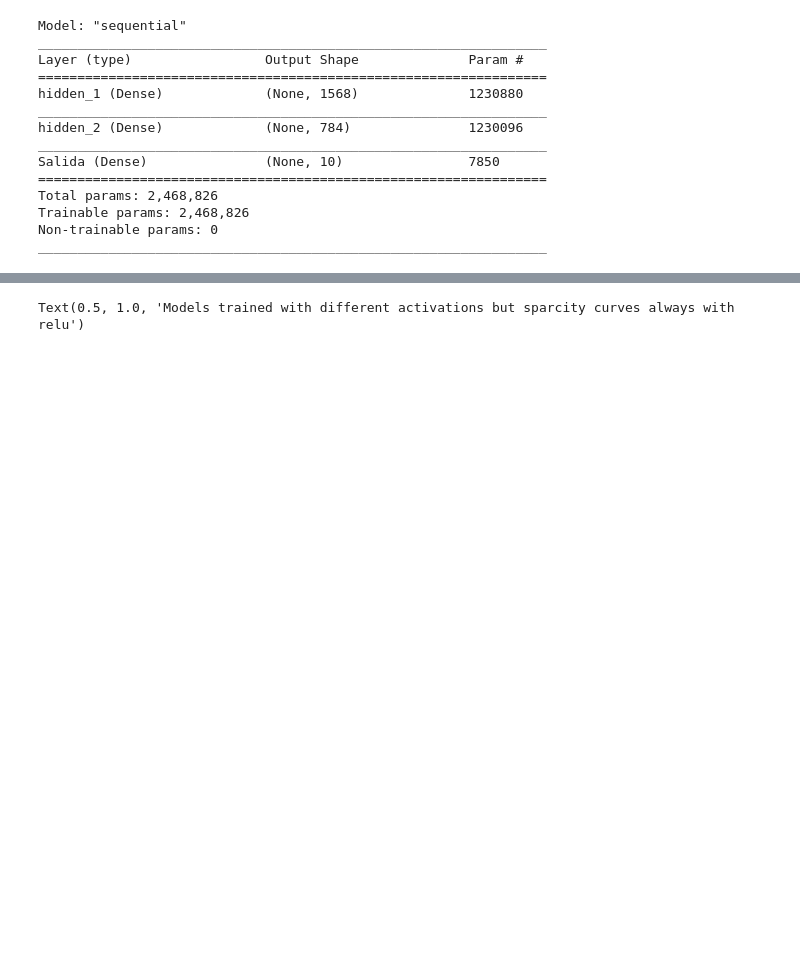
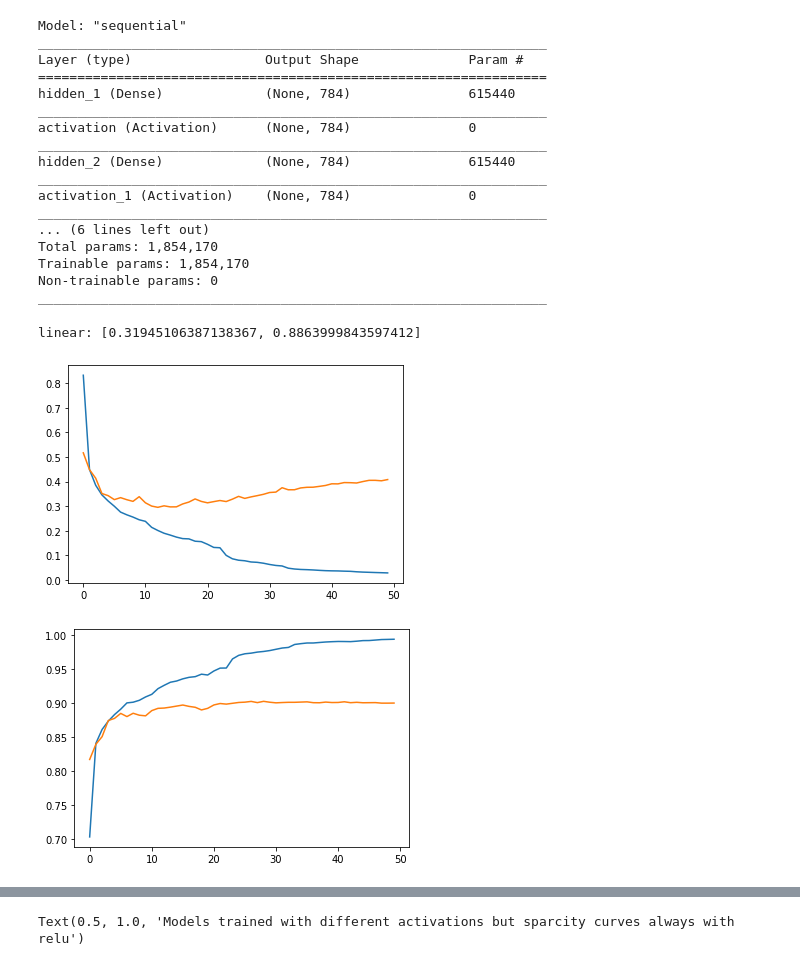
Before and after one commit to jganzabal/lottery-ticket-hypotesis-keras, a Jupyter notebook: 02_Untrained_weights_Accuracy.ipynb, the cells around one changed output, grey strips where cells are left out. Drawn from its saved outputs; the diff is of its cells as text; code cells hidden in the pictures; blank space fills up the shorter version.

```diff
--- a/02_Untrained_weights_Accuracy.ipynb
+++ b/02_Untrained_weights_Accuracy.ipynb
@@ -39,17 +66,24 @@ def get_model(compile_model_flag=True, lr=0.001, activation='relu', reduce = red
     output_size = 10
 #     initializer = initializers.RandomNormal(mean=0, stddev=0.1)
     initializer = initializers.glorot_normal()
+#     initializer = initializers.VarianceScaling(4.0, mode='fan_avg')
     # Creo el modelo
 
     model = Sequential()
-    model.add(Dense(784*2//reduce, activation=activation, bias_constraint=max_norm(0),
+    model.add(Dense(784//reduce,
                     name='hidden_1',
                     kernel_initializer=initializer,
                     input_dim=input_dim))
-    model.add(Dense(784//reduce, activation=activation, bias_constraint=max_norm(0),
+    model.add(Activation(activation))
+    model.add(Dense(784//reduce,
                     name='hidden_2',
                     kernel_initializer=initializer))
-    model.add(Dense(output_size, activation='softmax', bias_constraint=max_norm(0),
+    model.add(Activation(activation))
+    model.add(Dense(784//reduce,
+                    name='hidden_3',
+                    kernel_initializer=initializer))
+    model.add(Activation(activation))
+    model.add(Dense(output_size, activation='softmax',
                     name='Salida', input_dim=input_dim,
                     kernel_initializer=initializer))
     if compile_model_flag:
@@ -63,14 +97,17 @@ Model: "sequential"
 _________________________________________________________________
 Layer (type)                 Output Shape              Param #
 =================================================================
-hidden_1 (Dense)             (None, 1568)              1230880
+hidden_1 (Dense)             (None, 784)               615440
 _________________________________________________________________
-hidden_2 (Dense)             (None, 784)               1230096
+activation (Activation)      (None, 784)               0
 _________________________________________________________________
-Salida (Dense)               (None, 10)                7850
-=================================================================
-Total params: 2,468,826
-Trainable params: 2,468,826
+hidden_2 (Dense)             (None, 784)               615440
+_________________________________________________________________
+activation_1 (Activation)    (None, 784)               0
+_________________________________________________________________
+... (6 lines left out)
+Total params: 1,854,170
+Trainable params: 1,854,170
 Non-trainable params: 0
 _________________________________________________________________
 # %%
@@ -81,12 +118,16 @@ def get_callbacks(filename):
     ]
 # %%
-def train_model(activation='relu'):
+def train_model(activation='relu', epochs = 50):
     model = get_model(activation=activation)
-    epochs = 20
-    batch_size = 256
+
+    batch_size = 2048
     # Save initial weights
-    initial_filename = f'mlp.mnist.initial_weights_{activation}_no_bias.hdf5'
-    best_filename = f'mlp.mnist.trained_weights_{activation}_no_bias.hdf5'
+    if type(activation) == str:
+        initial_filename = f'mlp.mnist.initial_weights_{activation}.hdf5'
+        best_filename = f'mlp.mnist.trained_weights_{activation}.hdf5'
+    else:
+        initial_filename = f'mlp.mnist.initial_weights_{activation.__name__}.hdf5'
+        best_filename = f'mlp.mnist.trained_weights_{activation.__name__}.hdf5'
     model.save_weights(initial_filename)
     history = model.fit(X_train,
                y_train,
@@ -99,7 +140,19 @@ def train_model(activation='relu'):
     act = model.get_config()['layers'][0]['config']['activation']
     print(f'{act}: {model.evaluate(X_test, y_test, verbose=0)}')
     del model
+    return history
 # %%
-activations = ['relu', 'sigmoid', 'tanh', 'softplus', 'softsign', 'selu', 'elu']
-# for activation in activations:
-#     train_model(activation)
+# activations = ['relu', 'sigmoid', 'tanh', 'softplus', 'softsign', 'selu', 'elu']
+activations = [custom_activation]
+activations = ['relu']
+for activation in activations:
+    history = train_model(activation)
+    plt.plot(history.history['loss'])
+    plt.plot(history.history['val_loss'])
+    plt.show()
+    plt.plot(history.history['accuracy'])
+    plt.plot(history.history['val_accuracy'])
+# %% [output]
+linear: [0.31945106387138367, 0.8863999843597412]
+[figure, added]
+[figure, added]
```
Also changed, not shown: parts of 10 cells of this notebook, 1 other file.
